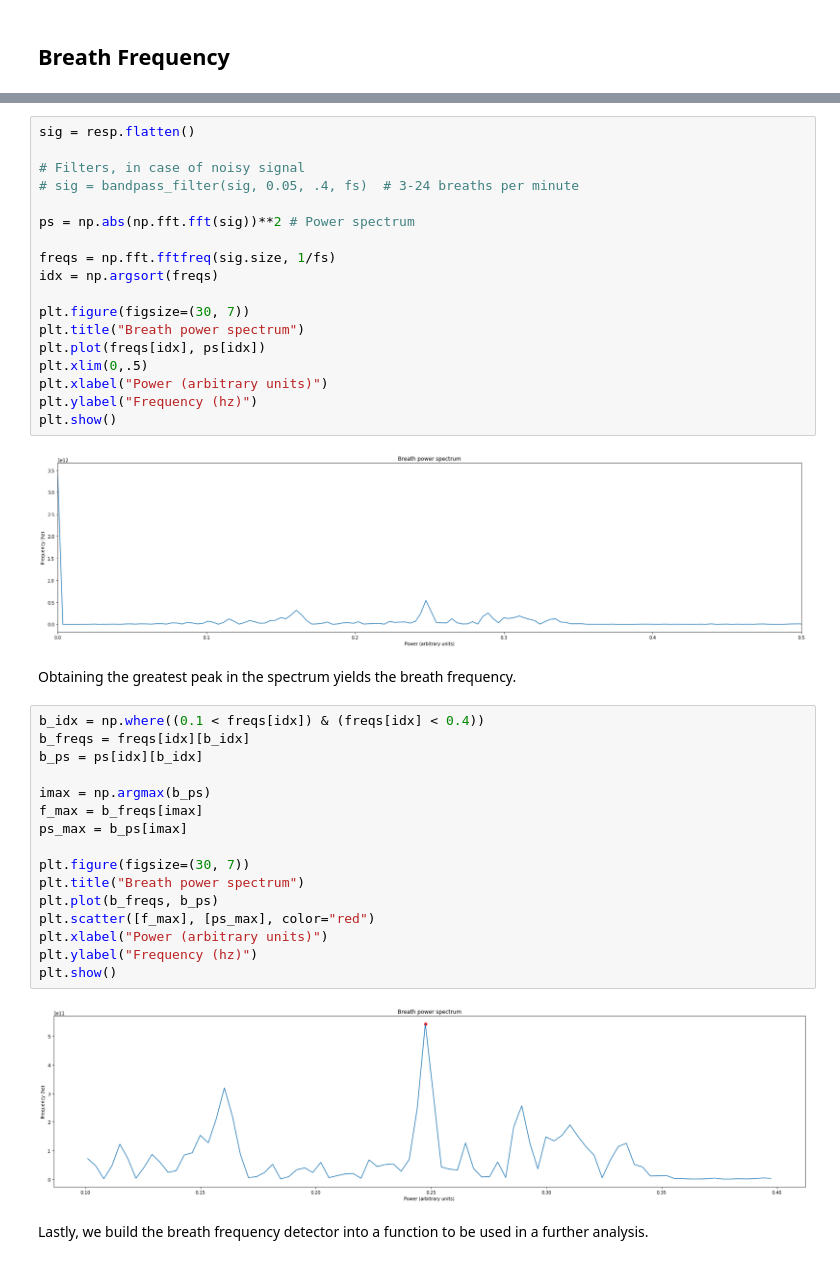
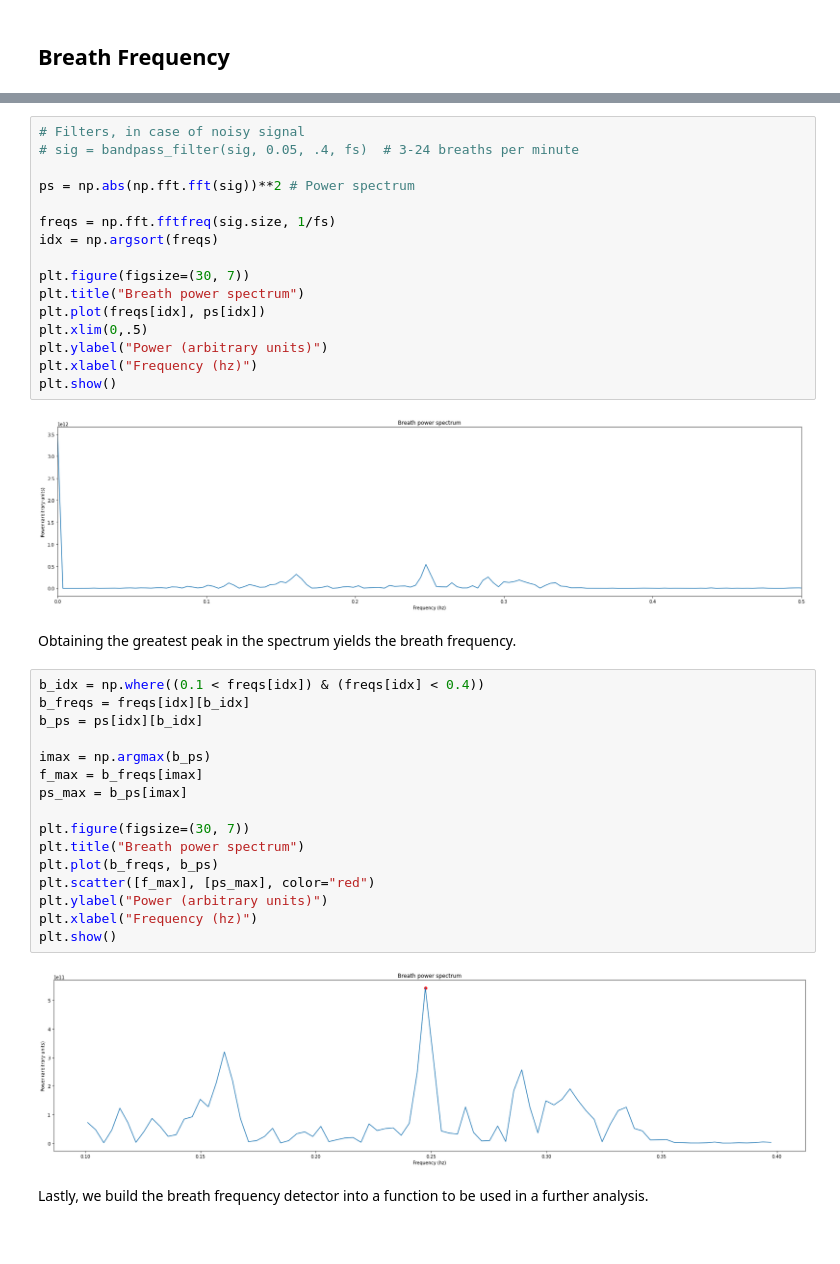
Before and after one commit to abcsds/NPLab, a Jupyter notebook: analysis/Analysis_explanation.ipynb, the cells around one changed output, grey strips where cells are left out. Drawn from its saved outputs; the diff is of its cells as text.

```diff
--- a/analysis/Analysis_explanation.ipynb
+++ b/analysis/Analysis_explanation.ipynb
@@ -196,23 +227,21 @@ plt.show()
 # %%
-sig = resp.flatten()
-
 # Filters, in case of noisy signal
 # sig = bandpass_filter(sig, 0.05, .4, fs)  # 3-24 breaths per minute
 
 ps = np.abs(np.fft.fft(sig))**2 # Power spectrum
 
 freqs = np.fft.fftfreq(sig.size, 1/fs)
 idx = np.argsort(freqs)
 
 plt.figure(figsize=(30, 7))
 plt.title("Breath power spectrum")
 plt.plot(freqs[idx], ps[idx])
 plt.xlim(0,.5)
-plt.xlabel("Power (arbitrary units)")
-plt.ylabel("Frequency (hz)")
+plt.ylabel("Power (arbitrary units)")
+plt.xlabel("Frequency (hz)")
 plt.show()
 # %% [output]
-[figure, old version]
+[figure, new version]
 # %% [markdown]
 Obtaining the greatest peak in the spectrum yields the breath frequency.
 # %%
@@ -228,11 +257,11 @@ plt.figure(figsize=(30, 7))
 plt.title("Breath power spectrum")
 plt.plot(b_freqs, b_ps)
 plt.scatter([f_max], [ps_max], color="red")
-plt.xlabel("Power (arbitrary units)")
-plt.ylabel("Frequency (hz)")
+plt.ylabel("Power (arbitrary units)")
+plt.xlabel("Frequency (hz)")
 plt.show()
 # %% [output]
-[figure, old version]
+[figure, new version]
 # %% [markdown]
 Lastly, we build the breath frequency detector into a function to be used in a further analysis.
 # %%
```
Also changed, not shown: parts of 7 cells of this notebook.
